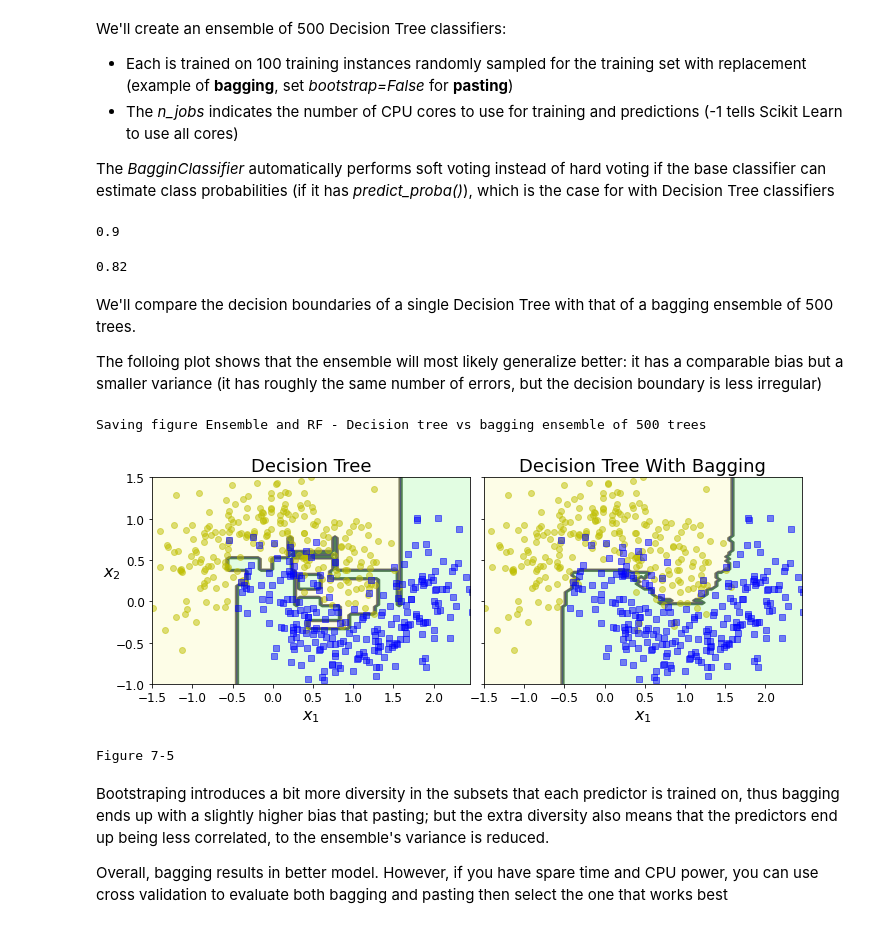
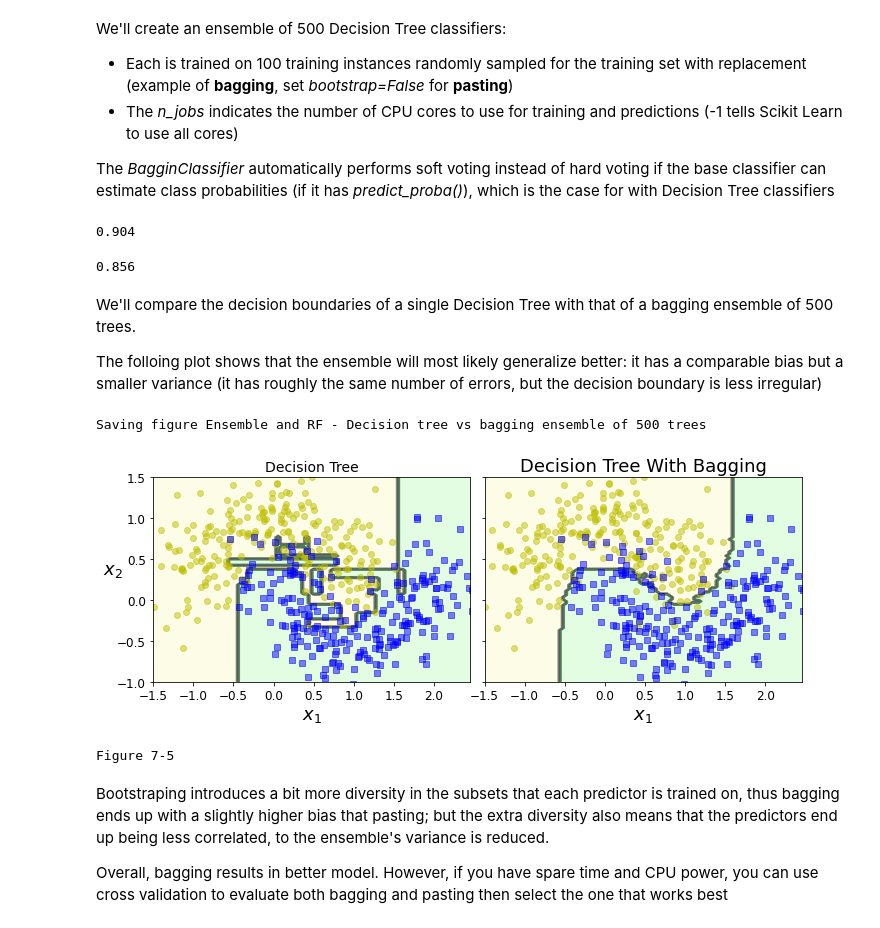
Before and after one commit to MarkJasonE/EnsembleLearningAndRandomForests, a Jupyter notebook: EnsembleLearningAndRandomForest.ipynb, the cells around one changed output. Cells and saved outputs as stored; diff of their text form; code cells hidden in the pictures.

```diff
--- a/EnsembleLearningAndRandomForest.ipynb
+++ b/EnsembleLearningAndRandomForest.ipynb
@@ -59,9 +59,8 @@ Let's create and train a voting classifier (**hard voting**), composed of three
 # %% [markdown]
 <img src="images/Ensemble and RF - Hard voting classifier predictions.png">
 # %%
-X, y = make_moons(n_samples=500, noise=0.3, random_state=42)
-X_train, X_test, y_train, y_test = train_test_split(X, y, test_size=0.2,
-                                                    random_state=42)
+X, y = make_moons(n_samples=500, noise=0.30, random_state=42)
+X_train, X_test, y_train, y_test = train_test_split(X, y, random_state=42)
 # %%
 log_clf_hardv = LogisticRegression(solver="lbfgs", random_state=42)
 rnd_clf_hardv = RandomForestClassifier(n_estimators=100, random_state=42)
@@ -154,59 +153,57 @@ We'll create an ensemble of 500 Decision Tree classifiers:
 The _BagginClassifier_ automatically performs soft voting instead of hard voting if the base classifier can estimate class probabilities (if it has _predict_proba()_), which is the case for with Decision Tree classifiers
 # %%
 bag_clf = BaggingClassifier(
-    DecisionTreeClassifier(random_state=42), n_estimators=500, max_samples=100,
-    n_jobs=-1, bootstrap=True, random_state=42
-)
+    DecisionTreeClassifier(random_state=42), n_estimators=500,
+    max_samples=100, bootstrap=True, random_state=42)
 bag_clf.fit(X_train, y_train)
 y_pred = bag_clf.predict(X_test)
 accuracy_score(y_test, y_pred)
 # %% [output]
-0.9
+0.904
 # %%
 tree_clf = DecisionTreeClassifier(random_state=42)
 tree_clf.fit(X_train, y_train)
-y_pred = tree_clf.predict(X_test)
-accuracy_score(y_test, y_pred)
+y_pred_tree = tree_clf.predict(X_test)
+accuracy_score(y_test, y_pred_tree)
 # %% [output]
-0.82
+0.856
 # %% [markdown]
 We'll compare the decision boundaries of a single Decision Tree with that of a bagging ensemble of 500 trees.
 
 The folloing plot shows that the ensemble will most likely generalize better: it has a comparable bias but a smaller variance (it has roughly the same number of errors, but the decision boundary is less irregular)
 # %%
-def plot_decision_boundary(clf, X, y, axes=[-1.5, 2.45, -1, 1.5], alpha=0.5,
-                           contour=True):
+def plot_decision_boundary(clf, X, y, axes=[-1.5, 2.45, -1, 1.5], alpha=0.5, contour=True):
     x1s = np.linspace(axes[0], axes[1], 100)
     x2s = np.linspace(axes[2], axes[3], 100)
     x1, x2 = np.meshgrid(x1s, x2s)
     X_new = np.c_[x1.ravel(), x2.ravel()]
     y_pred = clf.predict(X_new).reshape(x1.shape)
-    custom_map = ListedColormap(['#fafab0','#9898ff','#a0faa0'])
-    plt.contourf(x1, x2, y_pred, alpha=0.3, cmap=custom_map)
+    custom_cmap = ListedColormap(['#fafab0','#9898ff','#a0faa0'])
+    plt.contourf(x1, x2, y_pred, alpha=0.3, cmap=custom_cmap)
     if contour:
-        custom_map2 = ListedColormap(['#7d7d58','#4c4c7f','#507d50'])
-        plt.contour(x1, x2, y_pred, alpha=0.8, cmap=custom_map2)
+        custom_cmap2 = ListedColormap(['#7d7d58','#4c4c7f','#507d50'])
+        plt.contour(x1, x2, y_pred, cmap=custom_cmap2, alpha=0.8)
     plt.plot(X[:, 0][y==0], X[:, 1][y==0], "yo", alpha=alpha)
     plt.plot(X[:, 0][y==1], X[:, 1][y==1], "bs", alpha=alpha)
     plt.axis(axes)
-    plt.xlabel(r"$x_1$", fontsize=16)
-    plt.ylabel(r"$x_2$", rotation=0, fontsize=16)
+    plt.xlabel(r"$x_1$", fontsize=18)
+    plt.ylabel(r"$x_2$", fontsize=18, rotation=0)
 # %%
-fig, axes = plt.subplots(ncols=2, figsize=(10, 4), sharey=True)
+fix, axes = plt.subplots(ncols=2, figsize=(10,4), sharey=True)
 plt.sca(axes[0])
 plot_decision_boundary(tree_clf, X, y)
-plt.title("Decision Tree", fontsize=18)
+plt.title("Decision Tree", fontsize=14)
 plt.sca(axes[1])
 plot_decision_boundary(bag_clf, X, y)
 plt.title("Decision Tree With Bagging", fontsize=18)
 plt.ylabel("")
 
 save_fig("Ensemble and RF - Decision tree vs bagging ensemble of 500 trees")
 plt.show()
 print("Figure 7-5")
 # %% [output]
 Saving figure Ensemble and RF - Decision tree vs bagging ensemble of 500 trees
-[figure, old version]
+[figure, new version]
 Figure 7-5
 # %% [markdown]
 Bootstraping introduces a bit more diversity in the subsets that each predictor is trained on, thus bagging ends up with a slightly higher bias that pasting; but the extra diversity also means that the predictors end up being less correlated, to the ensemble's variance is reduced.
```
Also changed, not shown: parts of 11 cells of this notebook, 1 other file.
